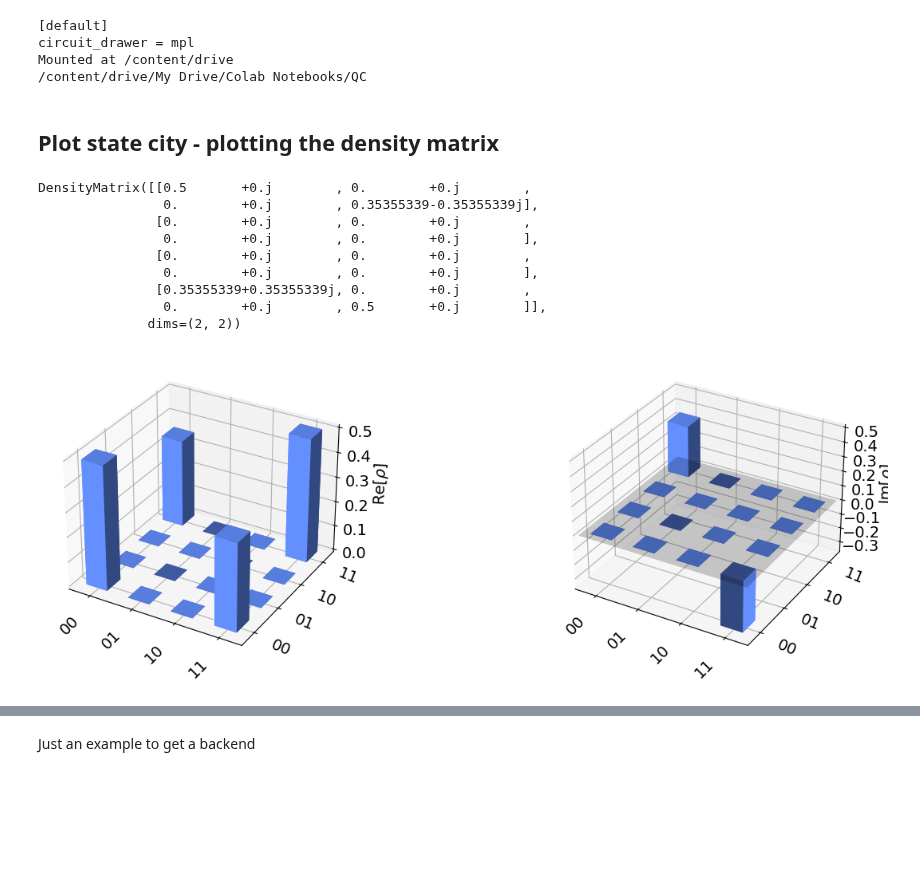
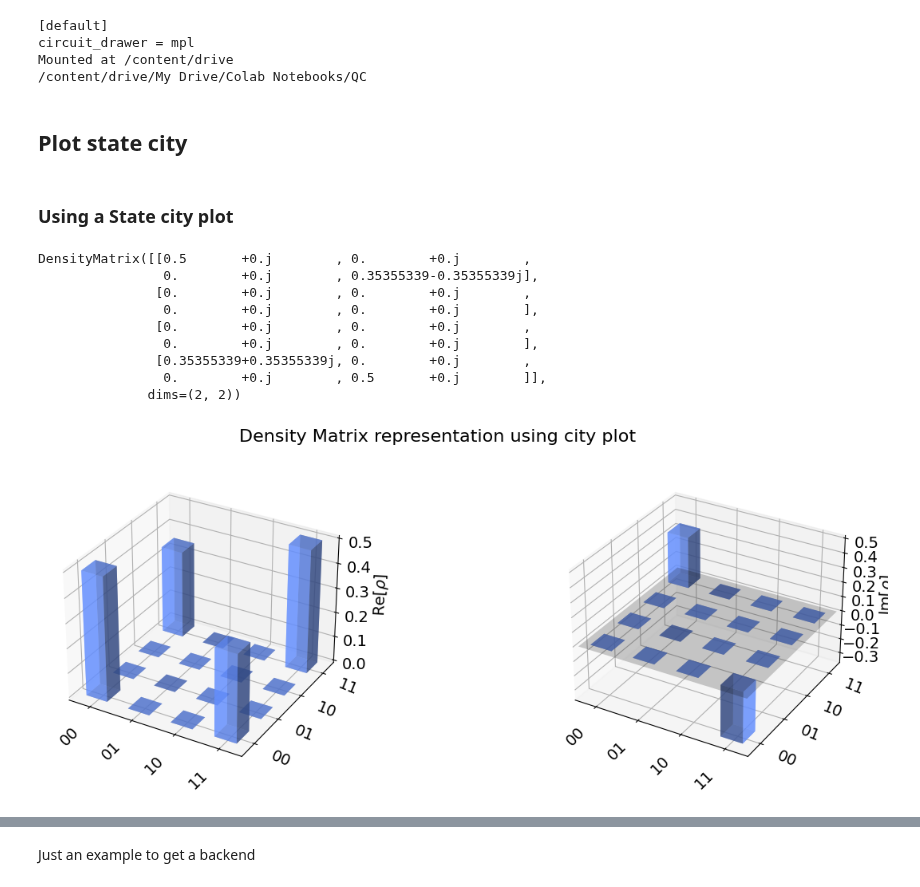
Before and after one commit to mrromaniuc/quantum-computing, a Jupyter notebook: IBMCertifiedAssociateDeveloperQiskit/9.6-Plot_a_Density_Matrix.ipynb, the cells around one changed output, grey strips where cells are left out. Drawn from its saved outputs; the diff is of its cells as text; code cells hidden in the pictures; blank space fills up the shorter version.

```diff
--- a/IBMCertifiedAssociateDeveloperQiskit/9.6-Plot_a_Density_Matrix.ipynb
+++ b/IBMCertifiedAssociateDeveloperQiskit/9.6-Plot_a_Density_Matrix.ipynb
@@ -44,32 +44,34 @@ circuit_drawer = mpl
 Mounted at /content/drive
 /content/drive/My Drive/Colab Notebooks/QC
 # %% [markdown]
-## Plot state city - plotting the density matrix
+## Plot state city
+# %% [markdown]
+### Using a State city plot
 # %%
 import numpy as np
 from qiskit import QuantumCircuit
 from qiskit.visualization import plot_state_city
 from qiskit.quantum_info import DensityMatrix
 
 qc = QuantumCircuit(2)
 qc.h([0])
 qc.p(np.pi/4, 0)
 qc.cx(0,1)
 
 dm = DensityMatrix(qc)
 print(dm)
-plot_state_city(qc)
+plot_state_city(qc, alpha=0.6, title="Density Matrix representation using city plot")
 # %% [output]
 DensityMatrix([[0.5       +0.j        , 0.        +0.j        ,
                 0.        +0.j        , 0.35355339-0.35355339j],
                [0.        +0.j        , 0.        +0.j        ,
                 0.        +0.j        , 0.        +0.j        ],
                [0.        +0.j        , 0.        +0.j        ,
                 0.        +0.j        , 0.        +0.j        ],
                [0.35355339+0.35355339j, 0.        +0.j        ,
                 0.        +0.j        , 0.5       +0.j        ]],
               dims=(2, 2))
-[figure, old version]
+[figure, new version]
 # %%
 # Differently from bloch sphere, the qsphere can represent entangled states
 import numpy as np
```
Also changed, not shown: parts of 3 cells of this notebook.
